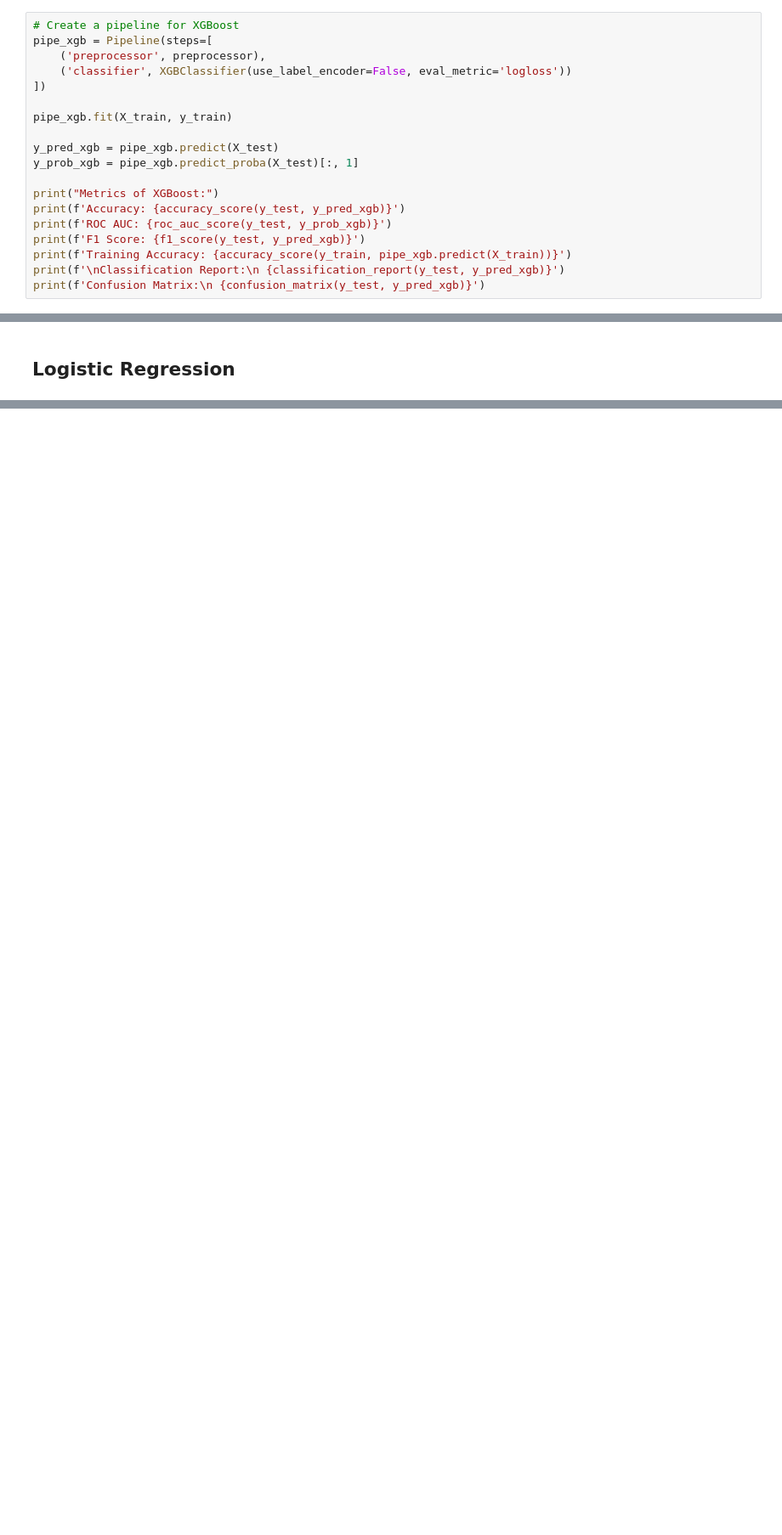
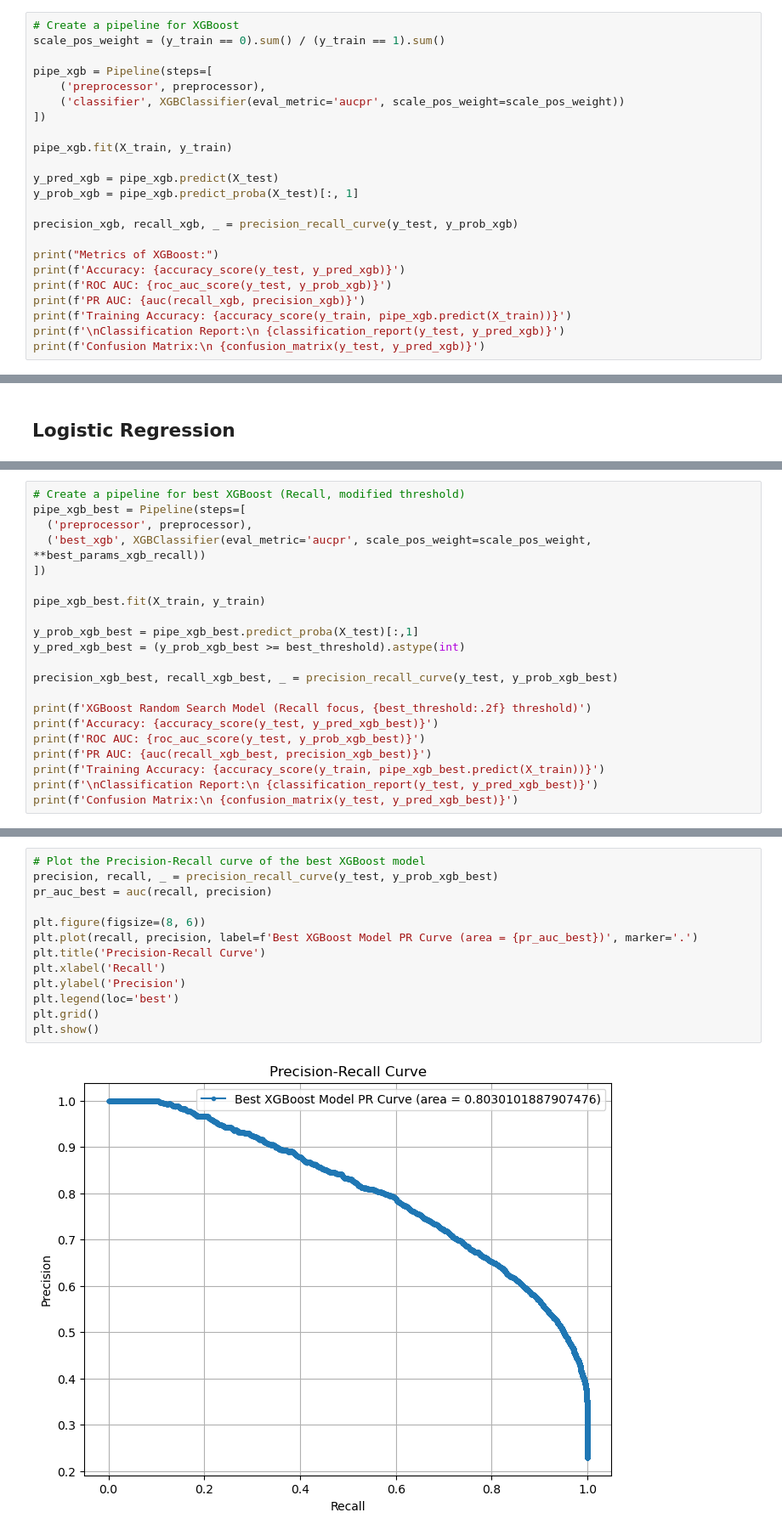
Before and after one commit to hvillapando/AgapAI, a Jupyter notebook: Code/ml_models.ipynb, the cells around one changed output, grey strips where cells are left out. Shown at 85% size. Saved outputs shown, nothing was run; the diff lists cells and outputs as text; blank space fills up the shorter version.

```diff
--- a/Code/ml_models.ipynb
+++ b/Code/ml_models.ipynb
@@ -101,9 +113,11 @@ preprocessor = ColumnTransformer(
 ## XGBoost
 # %%
 # Create a pipeline for XGBoost
+scale_pos_weight = (y_train == 0).sum() / (y_train == 1).sum()
+
 pipe_xgb = Pipeline(steps=[
     ('preprocessor', preprocessor),
-    ('classifier', XGBClassifier(use_label_encoder=False, eval_metric='logloss'))
+    ('classifier', XGBClassifier(eval_metric='aucpr', scale_pos_weight=scale_pos_weight))
 ])
 
 pipe_xgb.fit(X_train, y_train)
@@ -111,10 +125,12 @@ pipe_xgb.fit(X_train, y_train)
 y_pred_xgb = pipe_xgb.predict(X_test)
 y_prob_xgb = pipe_xgb.predict_proba(X_test)[:, 1]
 
+precision_xgb, recall_xgb, _ = precision_recall_curve(y_test, y_prob_xgb)
+
 print("Metrics of XGBoost:")
 print(f'Accuracy: {accuracy_score(y_test, y_pred_xgb)}')
 print(f'ROC AUC: {roc_auc_score(y_test, y_prob_xgb)}')
-print(f'F1 Score: {f1_score(y_test, y_pred_xgb)}')
+print(f'PR AUC: {auc(recall_xgb, precision_xgb)}')
 print(f'Training Accuracy: {accuracy_score(y_train, pipe_xgb.predict(X_train))}')
 print(f'\nClassification Report:\n {classification_report(y_test, y_pred_xgb)}')
 print(f'Confusion Matrix:\n {confusion_matrix(y_test, y_pred_xgb)}')
@@ -231,0 +454,21 @@ Confusion Matrix:
+# %%
+# Create a pipeline for best XGBoost (Recall, modified threshold)
+pipe_xgb_best = Pipeline(steps=[
+  ('preprocessor', preprocessor),
+  ('best_xgb', XGBClassifier(eval_metric='aucpr', scale_pos_weight=scale_pos_weight, **best_params_xgb_recall))
+])
+
+pipe_xgb_best.fit(X_train, y_train)
+
+y_prob_xgb_best = pipe_xgb_best.predict_proba(X_test)[:,1]
+y_pred_xgb_best = (y_prob_xgb_best >= best_threshold).astype(int)
+
+precision_xgb_best, recall_xgb_best, _ = precision_recall_curve(y_test, y_prob_xgb_best)
+
+print(f'XGBoost Random Search Model (Recall focus, {best_threshold:.2f} threshold)')
+print(f'Accuracy: {accuracy_score(y_test, y_pred_xgb_best)}')
+print(f'ROC AUC: {roc_auc_score(y_test, y_prob_xgb_best)}')
+print(f'PR AUC: {auc(recall_xgb_best, precision_xgb_best)}')
+print(f'Training Accuracy: {accuracy_score(y_train, pipe_xgb_best.predict(X_train))}')
+print(f'\nClassification Report:\n {classification_report(y_test, y_pred_xgb_best)}')
+print(f'Confusion Matrix:\n {confusion_matrix(y_test, y_pred_xgb_best)}')
@@ -231,0 +495,15 @@ Confusion Matrix:
+# %%
+# Plot the Precision-Recall curve of the best XGBoost model
+precision, recall, _ = precision_recall_curve(y_test, y_prob_xgb_best)
+pr_auc_best = auc(recall, precision)
+
+plt.figure(figsize=(8, 6))
+plt.plot(recall, precision, label=f'Best XGBoost Model PR Curve (area = {pr_auc_best})', marker='.')
+plt.title('Precision-Recall Curve')
+plt.xlabel('Recall')
+plt.ylabel('Precision')
+plt.legend(loc='best')
+plt.grid()
+plt.show()
+# %% [output]
+[figure, added]
```
Also changed, not shown: parts of 27 cells of this notebook.
